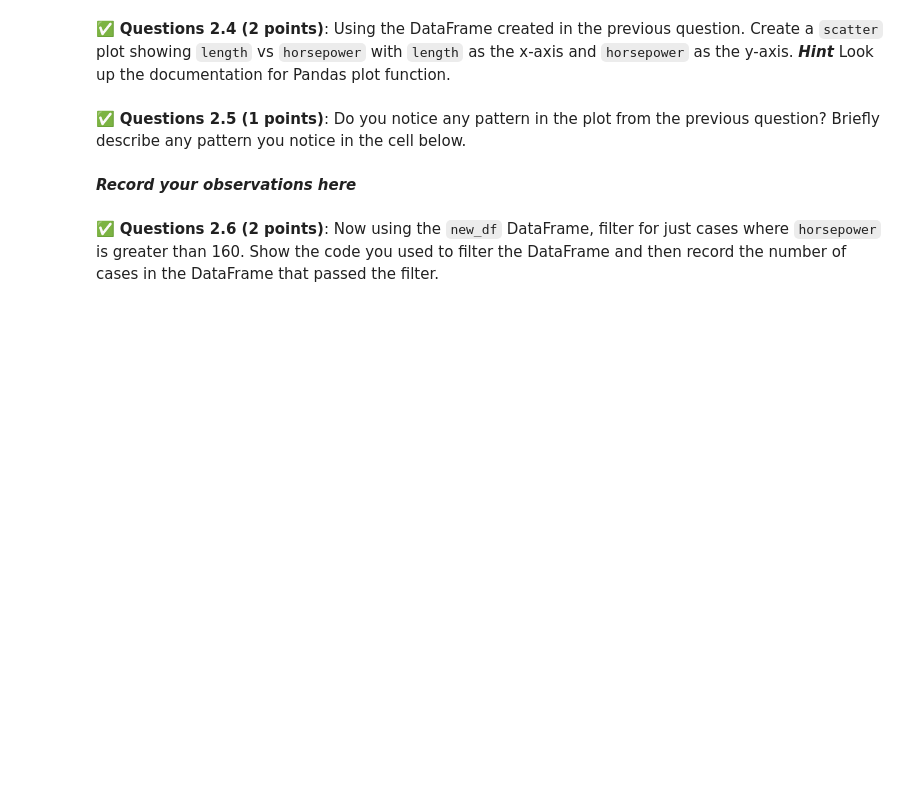
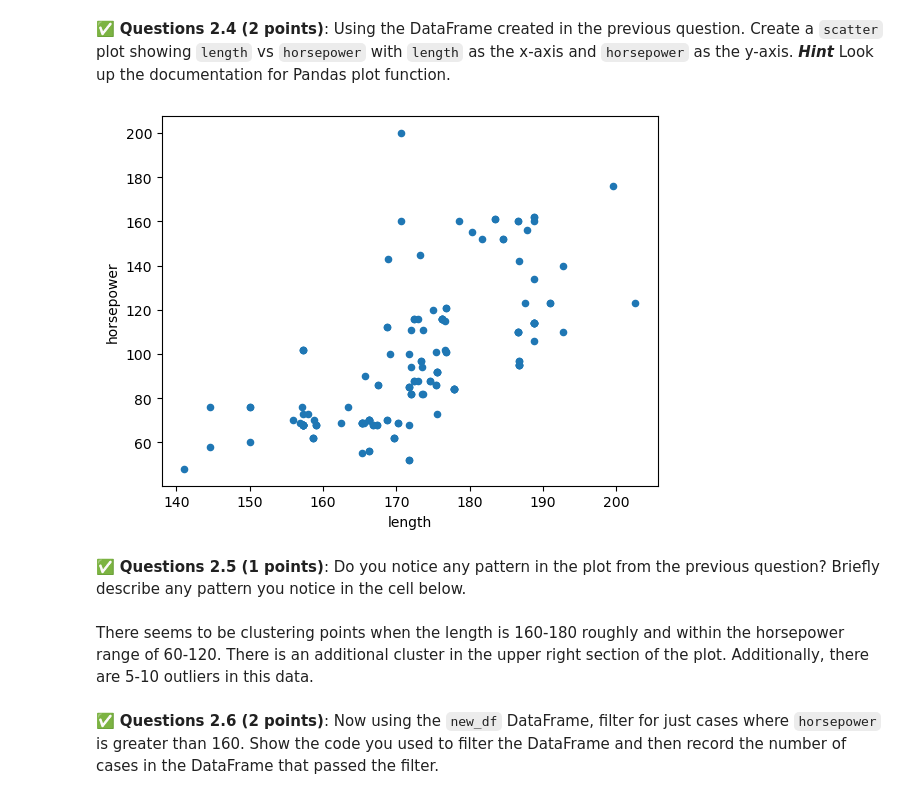
Before and after one commit to MarkEndicott2023/CMSE202_Git_Started, a Jupyter notebook: hw-01/HW-01_GitPracticeDebuggingPythonPackagesAndClasses-STUDENT.ipynb, the cells around one changed output. Drawn from its saved outputs; the diff is of its cells as text; code cells hidden in the pictures; blank space fills up the shorter version.

```diff
--- a/hw-01/HW-01_GitPracticeDebuggingPythonPackagesAndClasses-STUDENT.ipynb
+++ b/hw-01/HW-01_GitPracticeDebuggingPythonPackagesAndClasses-STUDENT.ipynb
@@ -157,0 +165,3 @@ import pandas as pd
+# %%
+df = pd.read_csv("auto_price.csv")
+df.head(10)
@@ -173,0 +216,4 @@ import pandas as pd
+# %%
+new_df = df[["length","horsepower"]]
+
+new_df.head(4)
@@ -178,6 +228,10 @@ import pandas as pd
+# %%
+new_df.plot(kind="scatter", x= 'length', y='horsepower');
+# %% [output]
+[figure, added]
 # %% [markdown]
 &#9989; **Questions 2.5 (1 points)**: Do you notice any pattern in the plot from the previous question? Briefly describe any pattern you notice in the cell below.
-# %% [markdown]
-***Record your observations here***
+# %% [markdown]
+There seems to be clustering points when the length is 160-180 roughly and within the horsepower range of 60-120. There is an additional cluster in the upper right section of the plot. Additionally, there are 5-10 outliers in this data.
 # %% [markdown]
 &#9989; **Questions 2.6 (2 points)**: Now using the `new_df` DataFrame, filter for just cases where `horsepower` is greater than 160. Show the code you used to filter the DataFrame and then record the number of cases in the DataFrame that passed the filter.
```
Also changed, not shown: parts of 15 cells of this notebook.
